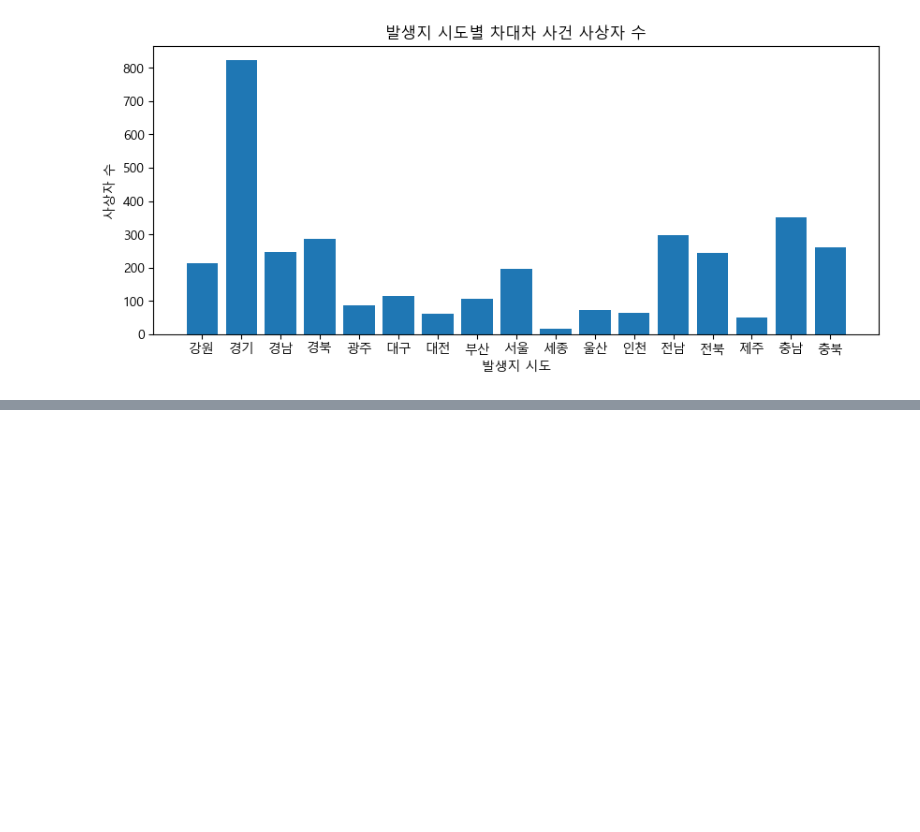
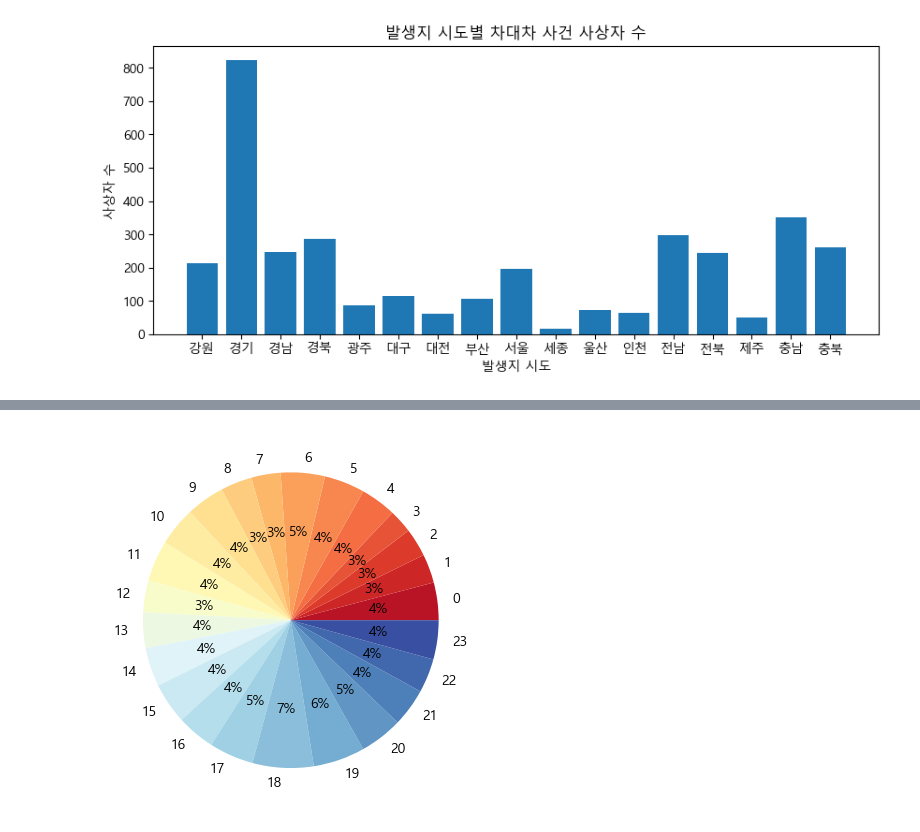
Before and after one commit to 2013je/Python_jpnb, a Jupyter notebook: 4.Matplotlib.ipynb, the cells around one changed output, grey strips where cells are left out. Saved outputs shown, nothing was run; the diff lists cells and outputs as text; code cells hidden in the pictures; blank space fills up the shorter version.

```diff
--- a/4.Matplotlib.ipynb
+++ b/4.Matplotlib.ipynb
@@ -730,0 +759,12 @@ plt.show()
+# %%
+# 시간을 100으로 나눠 나머지만 취함
+acc_time=acc_data['발생년월일시']%100
+acc_time_cnt=acc_time.value_counts().sort_index()
+acc_time_cnt
+labels = labels=acc_time_cnt.index
+plt.pie(acc_time_cnt, labels=acc_time_cnt.index,
+        autopct='%1.0f%%', colors=sns.color_palette('RdYlBu',len(labels)))
+ # 정수 퍼센트로 표기해라
+plt.show()
+# %% [output]
+[figure, added]
```
Also changed, not shown: parts of 5 cells of this notebook.
